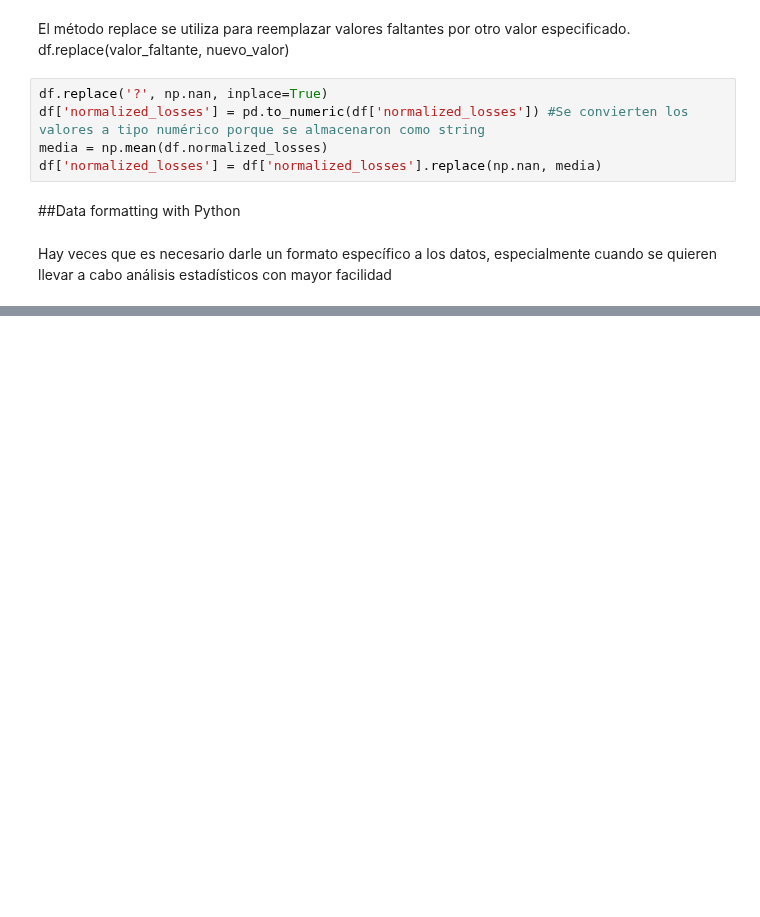
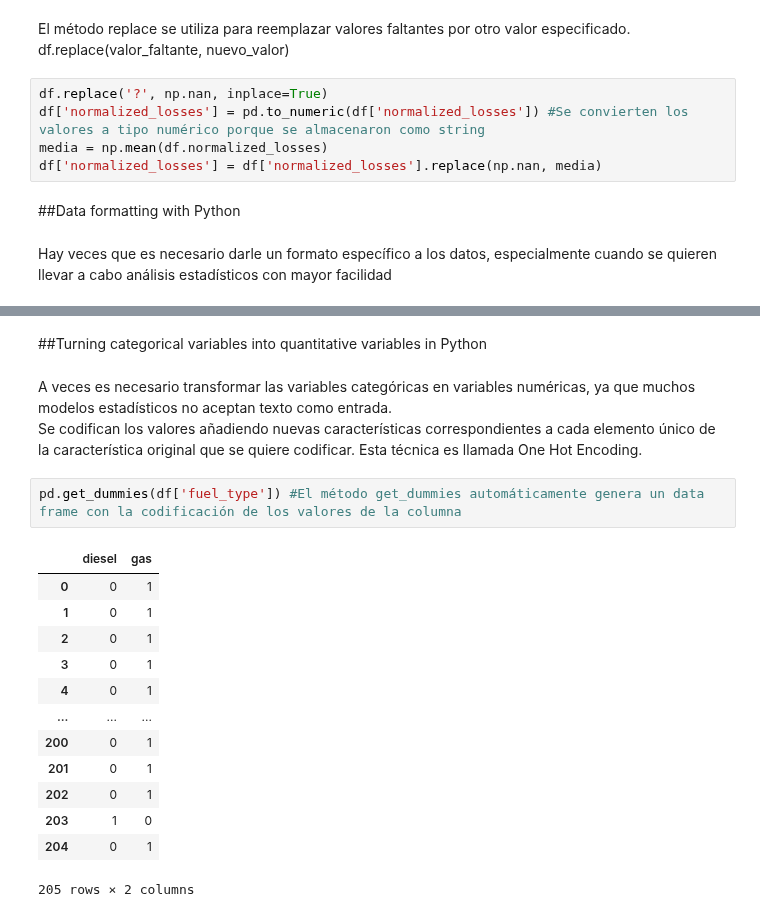
Before and after one commit to PosgradoMNA/actividades-de-aprendizaje-murasakiw, a Jupyter notebook: Semana5_Data_Analysis_with_Python.ipynb, the cells around one changed output, grey strips where cells are left out. Saved outputs shown, nothing was run; the diff lists cells and outputs as text; blank space fills up the shorter version.

```diff
--- a/Semana5_Data_Analysis_with_Python.ipynb
+++ b/Semana5_Data_Analysis_with_Python.ipynb
@@ -68,0 +200,21 @@ Hay veces que es necesario darle un formato específico a los datos, especialmen
+# %% [markdown]
+##Turning categorical variables into quantitative variables in Python
+# %% [markdown]
+A veces es necesario transformar las variables categóricas en variables numéricas, ya que muchos modelos estadísticos no aceptan texto como entrada.
+Se codifican los valores añadiendo nuevas características correspondientes a cada elemento único de la característica original que se quiere codificar. Esta técnica es llamada One Hot Encoding.
+# %%
+pd.get_dummies(df['fuel_type']) #El método get_dummies automáticamente genera un data frame con la codificación de los valores de la columna
+# %% [output]
+|  | diesel | gas |
+| 0 | 0 | 1 |
+| 1 | 0 | 1 |
+| 2 | 0 | 1 |
+| 3 | 0 | 1 |
+| 4 | 0 | 1 |
+| ... | ... | ... |
+| 200 | 0 | 1 |
+| 201 | 0 | 1 |
+| 202 | 0 | 1 |
+| 203 | 1 | 0 |
+| 204 | 0 | 1 |
+205 rows × 2 columns
```
Also changed, not shown: parts of 17 cells of this notebook.
